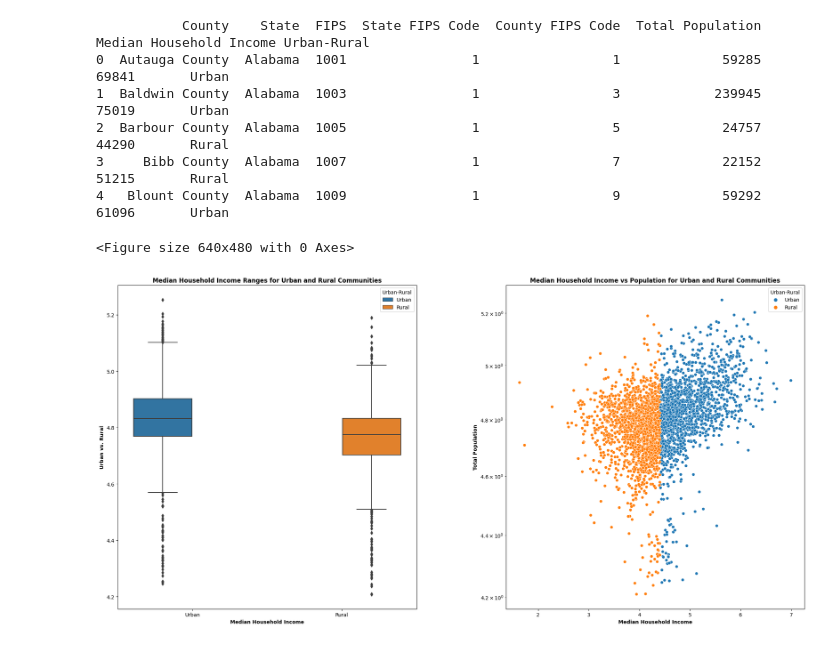
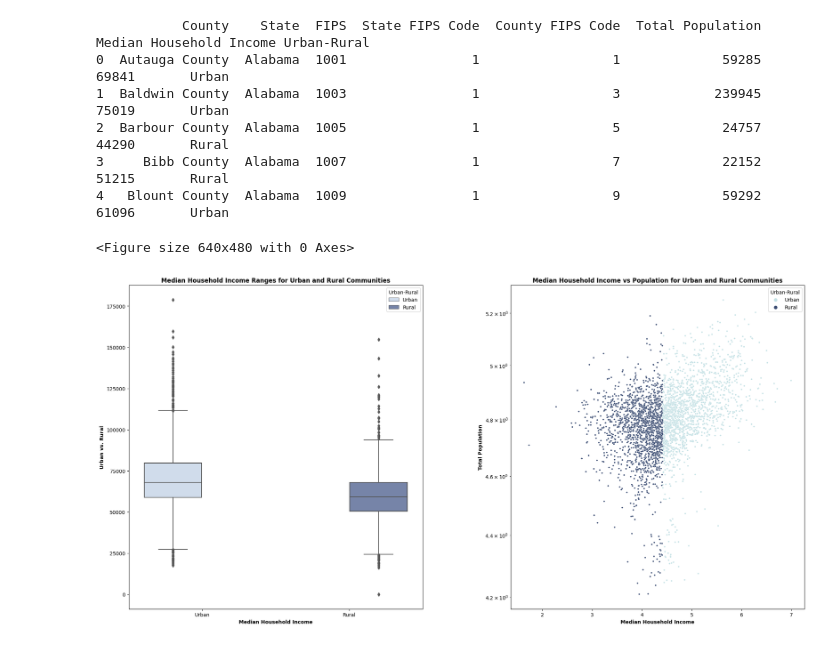
Before and after one commit to JonathonBriggs/AnalyticsProjects, a Jupyter notebook: Kaggle/urban-and-rural-income-eda.ipynb, the cells around one changed output. Saved outputs shown, nothing was run; the diff lists cells and outputs as text; code cells hidden in the pictures.

Commit message:
Kaggle Notebook | Urban and Rural Income EDA | Version 6

```diff
--- a/Kaggle/urban-and-rural-income-eda.ipynb
+++ b/Kaggle/urban-and-rural-income-eda.ipynb
@@ -320,27 +322,27 @@ print(data.head())
 # %%
 plt.clf()
 fig, axes = plt.subplots(1,2,figsize=(20, 10))
 axes = axes.flatten()
 
 #Adjustment to logarithmic scale for both charts (really only required for Population chart due to chart size vertically)
 data['Median Household Income v2'] = data['Median Household Income'].apply(lambda x: np.log10(x) if x > 0 else np.nan)
 data['Total Population v2'] = data['Total Population'].apply(lambda x: np.log10(x) if x > 0 else np.nan)
 
-sns.boxplot(data, y='Median Household Income v2', x='Urban-Rural', hue='Urban-Rural', orient='v', ax = axes[0])
-sns.scatterplot(data, x='Total Population v2', y='Median Household Income v2', hue='Urban-Rural', ax = axes[1])
+sns.boxplot(data, y='Median Household Income', x='Urban-Rural', hue='Urban-Rural', orient='v', ax = axes[0], palette = "ch:r=-0.1,d=.5")
+sns.scatterplot(data, x='Total Population v2', y='Median Household Income v2', hue='Urban-Rural', ax = axes[1], palette = "ch:r=-0.2,d=0.3", s=10)
 plt.yscale(value='log')
 axes[0].set_xlabel('Median Household Income', fontweight='bold')
 axes[0].set_ylabel('Urban vs. Rural', fontweight='bold')
 axes[0].set_title('Median Household Income Ranges for Urban and Rural Communities', fontweight='bold')
 
 axes[1].set_xlabel('Median Household Income', fontweight='bold')
 axes[1].set_ylabel('Total Population', fontweight='bold')
 axes[1].set_title('Median Household Income vs Population for Urban and Rural Communities', fontweight='bold')
 
 
 fig.tight_layout()
 plt.subplots_adjust(wspace=.3)
 plt.show()
 # %% [output]
 <Figure size 640x480 with 0 Axes>
-[figure, old version]
+[figure, new version]
```
Also changed, not shown: parts of 2 cells of this notebook.
